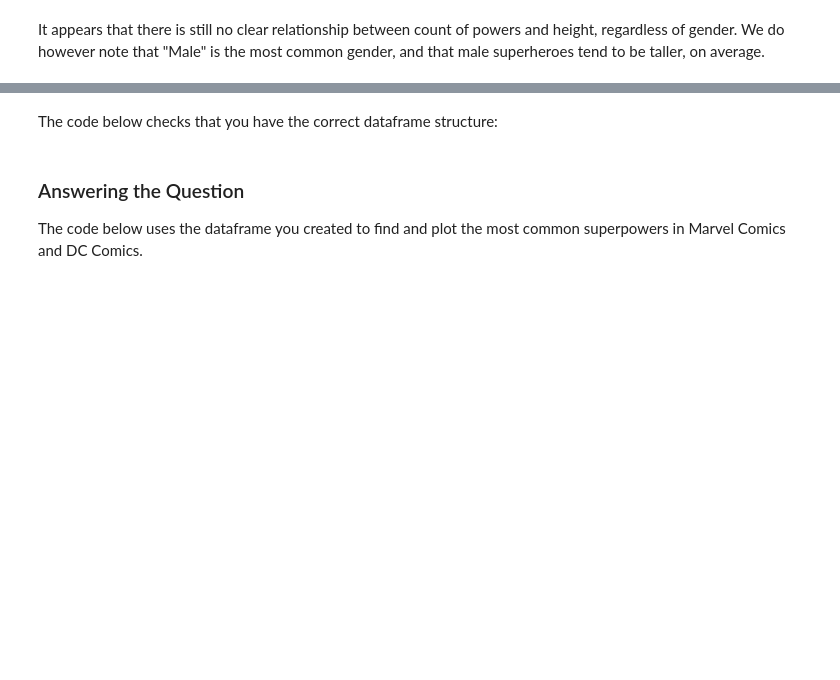
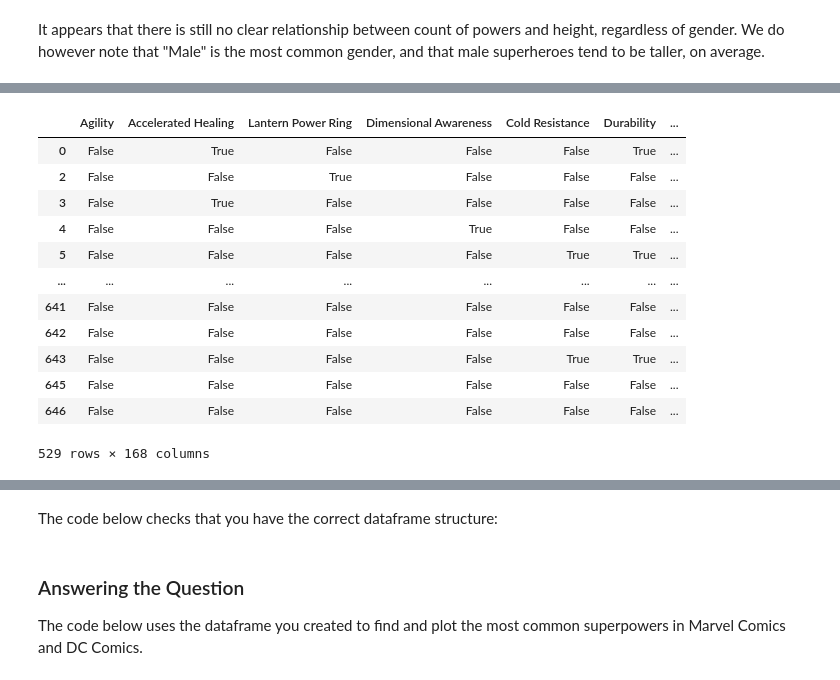
Before and after one commit to WinnieKabuya/dsc-pandas-data-cleaning-lab, a Jupyter notebook: index.ipynb, the cells around one changed output, grey strips where cells are left out. Cells and saved outputs as stored; diff of their text form; code cells hidden in the pictures; blank space fills up the shorter version.

```diff
--- a/index.ipynb
+++ b/index.ipynb
@@ -612,0 +708,32 @@ Don't worry if the rows or columns are in a different order, all that matters is
+# %%
+# Your code here (create more cells as needed)
+# Dropping rows and columns that are irrelevant
+
+question_3_df = heroes_and_powers_df.copy()
+
+# Only rows with a relevant publisher
+question_3_df = question_3_df[
+    (question_3_df["Publisher"] == "Marvel Comics") | \
+    (question_3_df["Publisher"] == "DC Comics")
+]
+
+# Only columns needed are Publisher and powers
+relevant_cols = list(powers_df.index)
+relevant_cols.append("Publisher")
+question_3_df = question_3_df[relevant_cols]
+
+question_3_df
+# %% [output]
+|  | Agility | Accelerated Healing | Lantern Power Ring | Dimensional Awareness | Cold Resistance | Durability | ... |
+| 0 | False | True | False | False | False | True | ... |
+| 2 | False | False | True | False | False | False | ... |
+| 3 | False | True | False | False | False | False | ... |
+| 4 | False | False | False | True | False | False | ... |
+| 5 | False | False | False | False | True | True | ... |
+| ... | ... | ... | ... | ... | ... | ... | ... |
+| 641 | False | False | False | False | False | False | ... |
+| 642 | False | False | False | False | False | False | ... |
+| 643 | False | False | False | False | True | True | ... |
+| 645 | False | False | False | False | False | False | ... |
+| 646 | False | False | False | False | False | False | ... |
+529 rows × 168 columns
```
Also changed, not shown: parts of 22 cells of this notebook.
